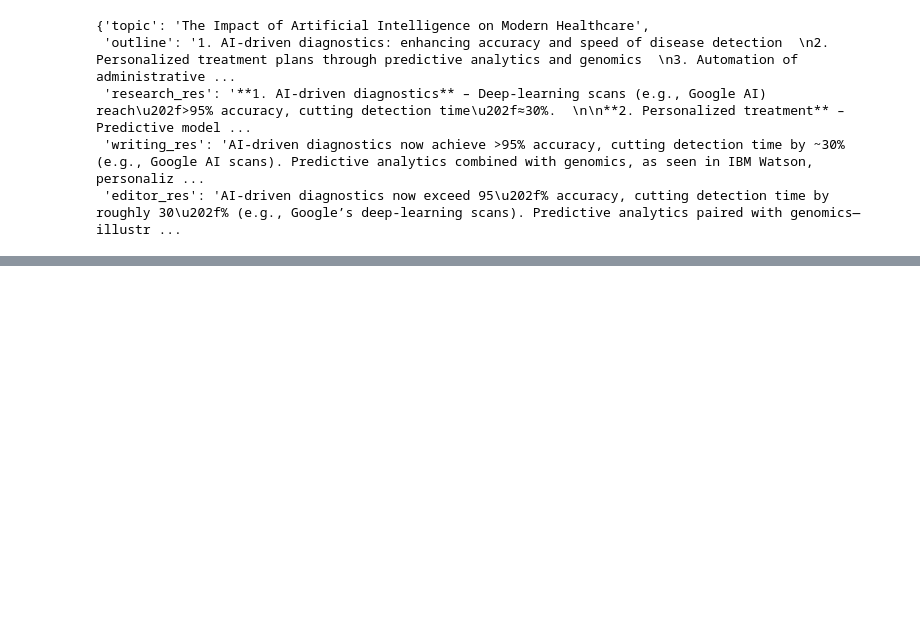
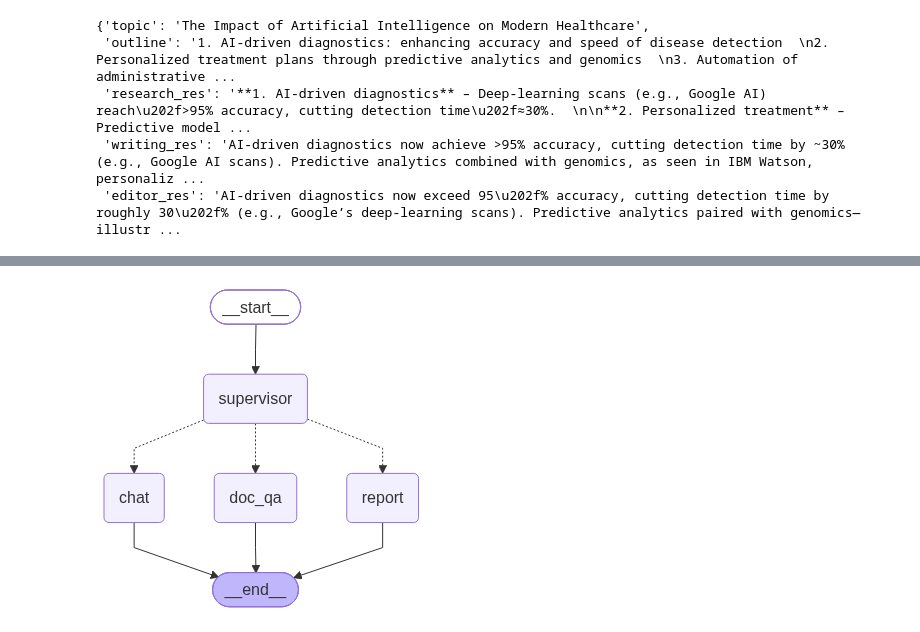
Before and after one commit to yatvikit/Genaiclass, a Jupyter notebook: class1.ipynb, the cells around one changed output, grey strips where cells are left out. Saved outputs shown, nothing was run; the diff lists cells and outputs as text; code cells hidden in the pictures; blank space fills up the shorter version.

```diff
--- a/class1.ipynb
+++ b/class1.ipynb
@@ -1727,0 +2892,7 @@ res
+# %%
+@tool
+def web_search_tool(query: str) -> str:
+    '''Search for relevant information on the web based on the query.'''
+    ts = TavilyClient()
+    res = ts.search(query=query, max_results=5)
+    return res
@@ -1727,0 +2910,15 @@ res
+# %%
+def report_node(state: State):
+    history = get_chat_history(state)
+    result = report_agent.invoke({
+        "messages": history + [
+            ("human", state["query"])
+        ]
+    })
+    answer = result["messages"][-1].content
+    if not isinstance(answer, str):
+        answer = str(answer)
+    return {
+        "answer": answer,
+        "messages": [("ai", answer)]
+    }
@@ -1727,0 +2971,25 @@ res
+# %%
+graph_builder = StateGraph(State)
+graph_builder.add_node("supervisor", supervisor_agent)
+graph_builder.add_node("chat", chat_agent)
+graph_builder.add_node("doc_qa", document_qa)
+graph_builder.add_node("report", report_node)
+graph_builder.add_edge(START, "supervisor")
+graph_builder.add_conditional_edges(
+    "supervisor",
+    lambda state: state["route"],
+    {
+        "chat": "chat",
+        "doc_qa": "doc_qa",
+        "report": "report"
+    }
+)
+graph_builder.add_edge("chat", END)
+graph_builder.add_edge("doc_qa", END)
+graph_builder.add_edge("report", END)
+memory = MemorySaver()
+app = graph_builder.compile(checkpointer=memory)
+# %%
+app
+# %% [output]
+[figure, added]
```
Also changed, not shown: parts of 40 cells of this notebook.
